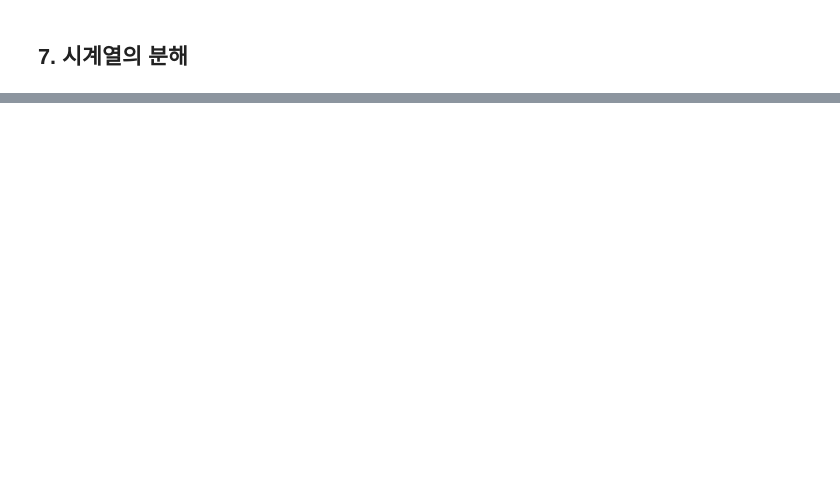
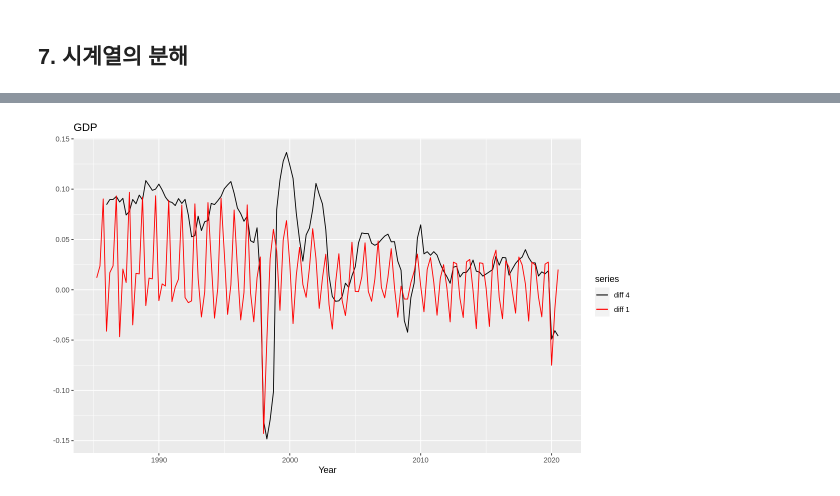
Before and after one commit to data-better/RBOK, a Jupyter notebook: RBOK.ipynb, the cells around one changed output, grey strips where cells are left out. Cells and saved outputs as stored; diff of their text form; code cells hidden in the pictures; blank space fills up the shorter version.

```diff
--- a/RBOK.ipynb
+++ b/RBOK.ipynb
@@ -159,0 +165,17 @@ ERROR: ignored
+# %%
+# 4분기 이동평균
+GDP_SA = dataq_ts[,3]/1000
+GDP = dataq_ts[,5]/1000
+autoplot(GDP, series="GDP") +
+  autolayer(ma(GDP, 4), series="4-MA") +
+  xlab("Year") + ylab("") +
+  ggtitle("GDP") +
+  scale_colour_manual(values=c("GDP"="black","4-MA"="red"),
+                      breaks=c("GDP","4-MA"))
+# 40분기 이동평균
+autoplot(GDP, series="GDP") +
+  autolayer(ma(GDP, 20), series="20-MA") +
+  xlab("Year") + ylab("") +
+  ggtitle("GDP") +
+  scale_colour_manual(values=c("GDP"="black","20-MA"="red"),
+                      breaks=c("GDP","20-MA"))
@@ -159,0 +189,10 @@ ERROR: ignored
+# %%
+# 차분
+autoplot(diff(log(GDP),4), series="diff 4") +
+  autolayer(diff(log(GDP)), series="diff 1") +
+  xlab("Year") + ylab("") +
+  ggtitle("GDP") +
+  scale_colour_manual(values=c("diff 4"="black","diff 1"="red"),
+                      breaks=c("diff 4","diff 1"))
+# %% [output]
+[figure, added]
```
Also changed, not shown: parts of 22 cells of this notebook.
